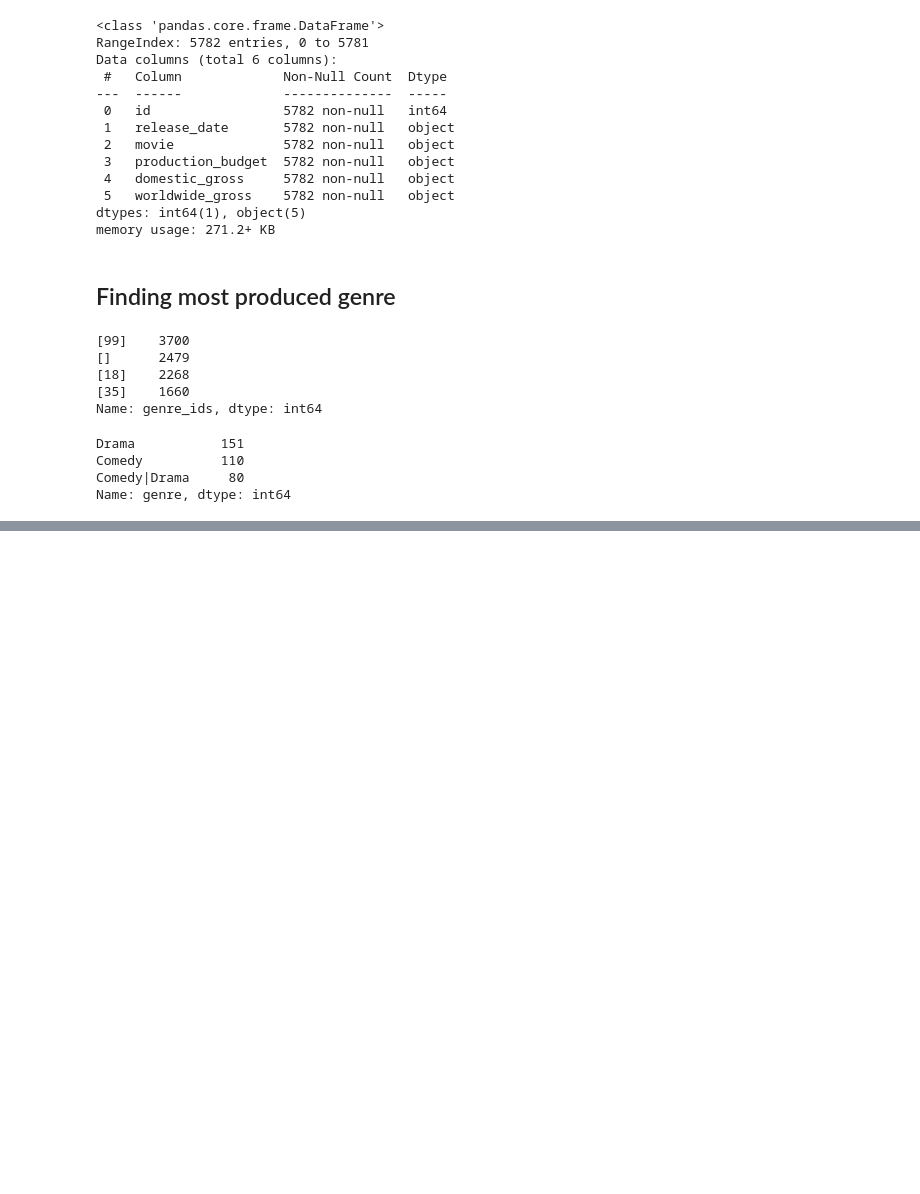
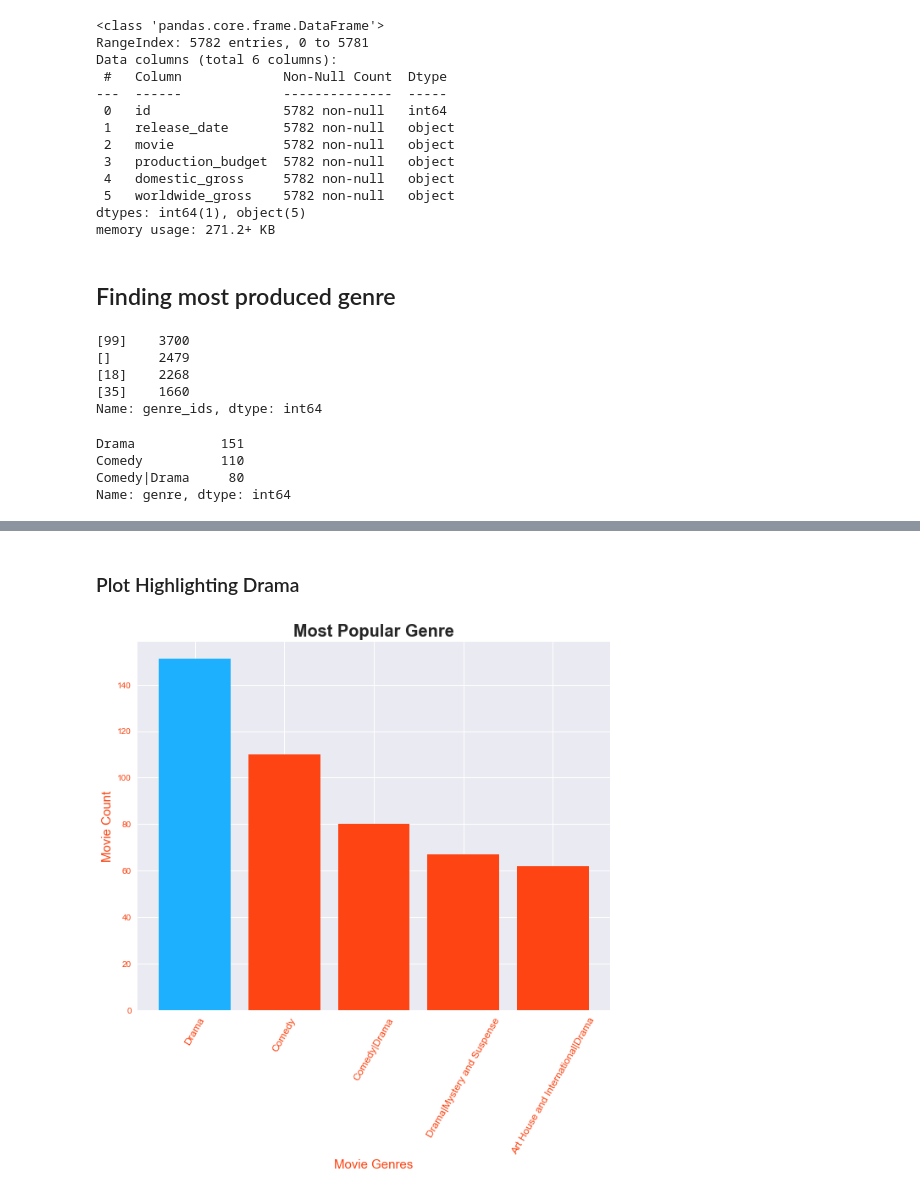
Before and after one commit to Azegele/dsc-phase-1-project, a Jupyter notebook: notebook.ipynb, the cells around one changed output, grey strips where cells are left out. Cells and saved outputs as stored; diff of their text form; code cells hidden in the pictures; blank space fills up the shorter version.

```diff
--- a/notebook.ipynb
+++ b/notebook.ipynb
@@ -217,0 +232,6 @@ rt_movie.iloc[10:20]
+# %% [markdown]
+### Plot Highlighting Drama
+# %%
+make_bar_graph("#1db0fe","#fd4412","#fd4412","#fd4412","#fd4412")
+# %% [output]
+[figure, added]
```
Also changed, not shown: parts of 18 cells of this notebook, 3 other files.
